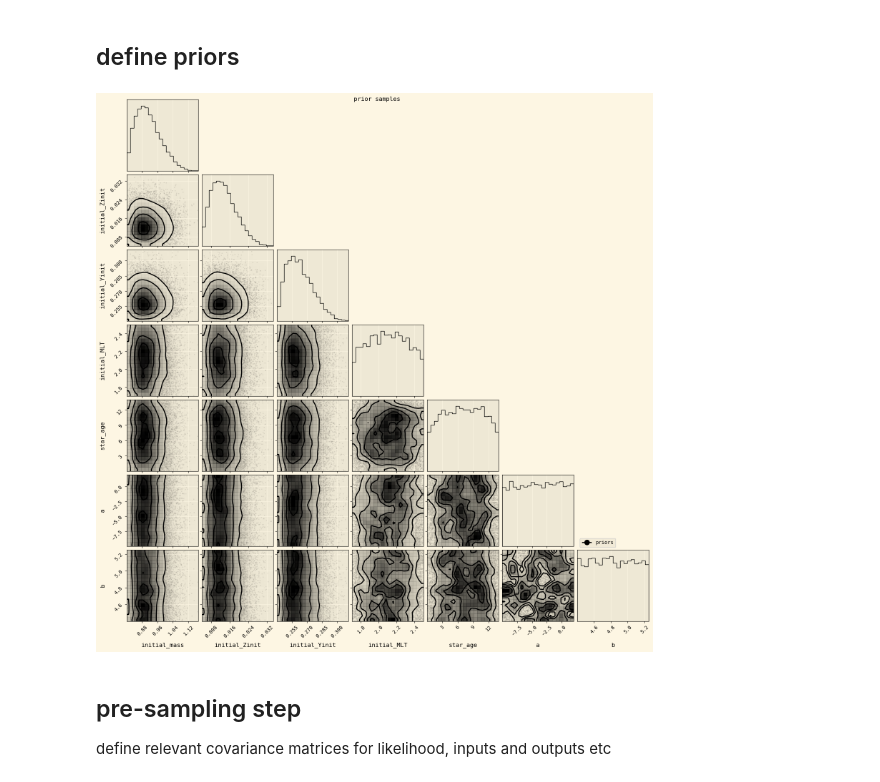
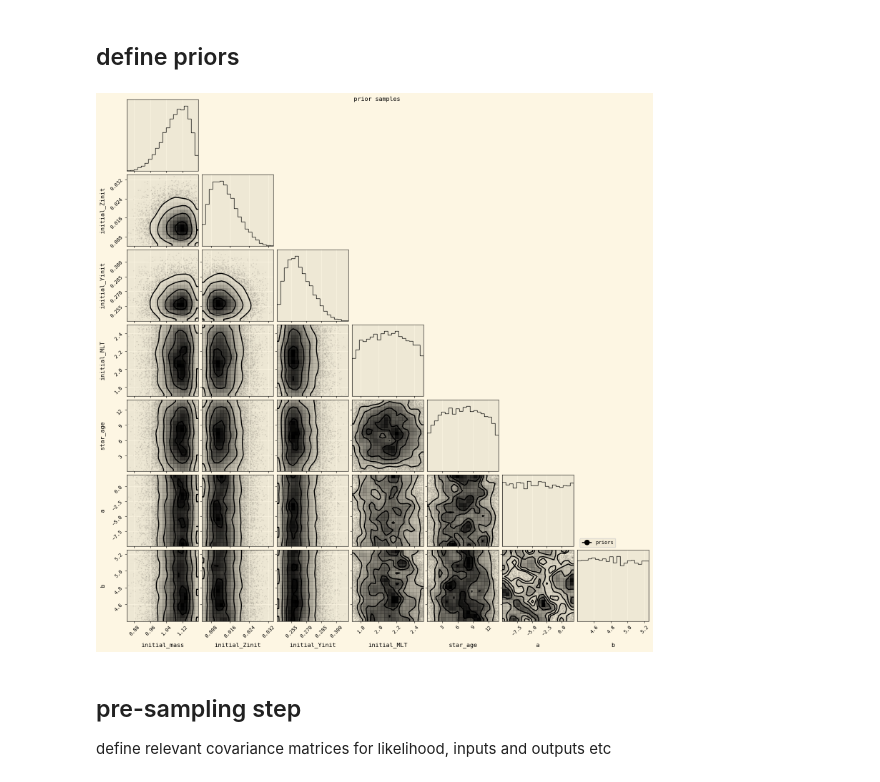
Before and after one commit to ojscutt/ultranest-pitchfork, a Jupyter notebook: Sun.ipynb, the cells around one changed output. Drawn from its saved outputs; the diff is of its cells as text; code cells hidden in the pictures.

```diff
--- a/Sun.ipynb
+++ b/Sun.ipynb
@@ -171,33 +168,33 @@ star_dict
 # %%
 labels = ['initial_mass', 'initial_Zinit', 'initial_Yinit', 'initial_MLT', 'star_age', 'a', 'b']
 
-mass_prior = prior_funcs.custom_beta_prior(0.8, 1.2, a=2, b=5)
+mass_prior = prior_funcs.custom_beta_prior(0.8, 1.2, a=5, b=2)
 
 Zinit_prior = prior_funcs.custom_beta_prior(0.004, 0.038, a=2, b=5)
 
 Yinit_prior = prior_funcs.custom_beta_prior(0.24, 0.32, a=2, b=5)
 
 MLT_prior = prior_funcs.custom_beta_prior(1.7, 2.5, a=1.2, b=1.2)
 
 age_prior = prior_funcs.custom_beta_prior(0.03, 14, a=1.2, b=1.2)
 
 a_prior = prior_funcs.custom_uniform_prior(-10, 2)
 
 b_prior = prior_funcs.custom_uniform_prior(4.4, 5.25)
 
 priors = [mass_prior, Zinit_prior, Yinit_prior, MLT_prior, age_prior, a_prior, b_prior]
 
 size = 10000
 plot_prior_samples = np.array([prior.rvs(size=size) for prior in priors])
 legend_labels = []
 corner_color = 'black'
 corner.corner(plot_prior_samples.T, labels = labels, color=corner_color, hist_kwargs={'density':True}, smooth=True);
 legend_labels = legend_labels + [Line2D([0], [0], marker='o', color =corner_color, markerfacecolor = corner_color, markersize=10, label='priors')]
 plt.suptitle('prior samples')
 plt.legend(handles=legend_labels, bbox_to_anchor=(0., 1.0, 1., .0), loc=0)
 plt.show()
 # %% [output]
-[figure, old version]
+[figure, new version]
 # %% [markdown]
 ## pre-sampling step
 define relevant covariance matrices for likelihood, inputs and outputs etc
```
Also changed, not shown: parts of 7 cells of this notebook, 2 other files.
